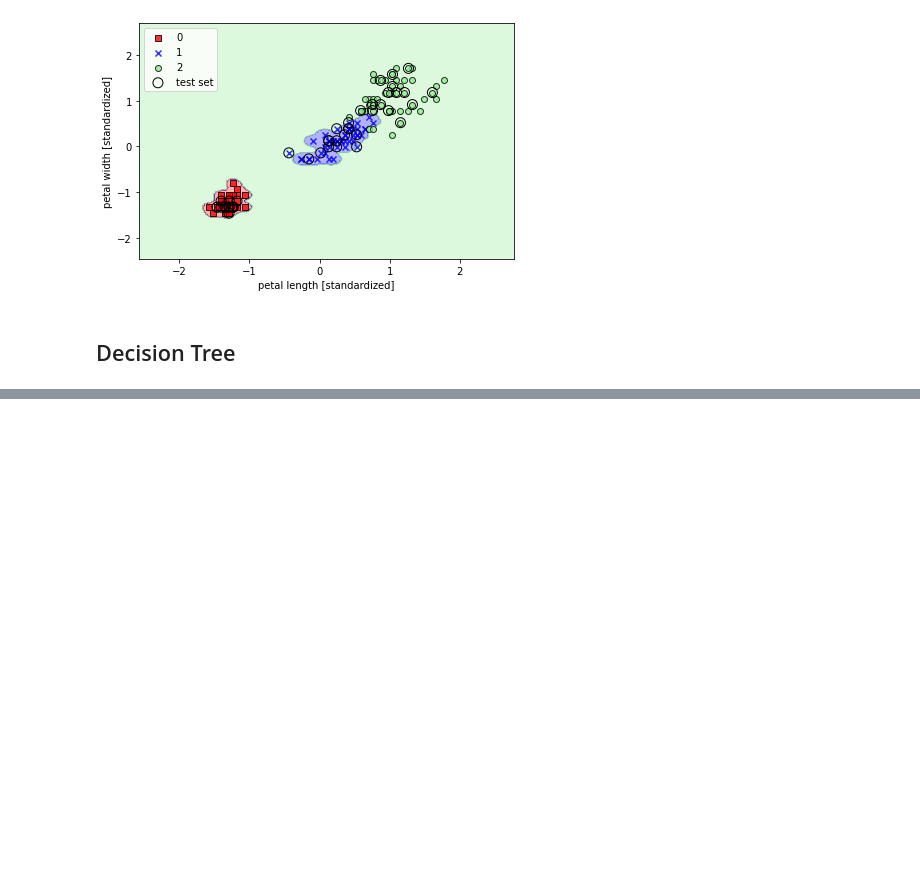
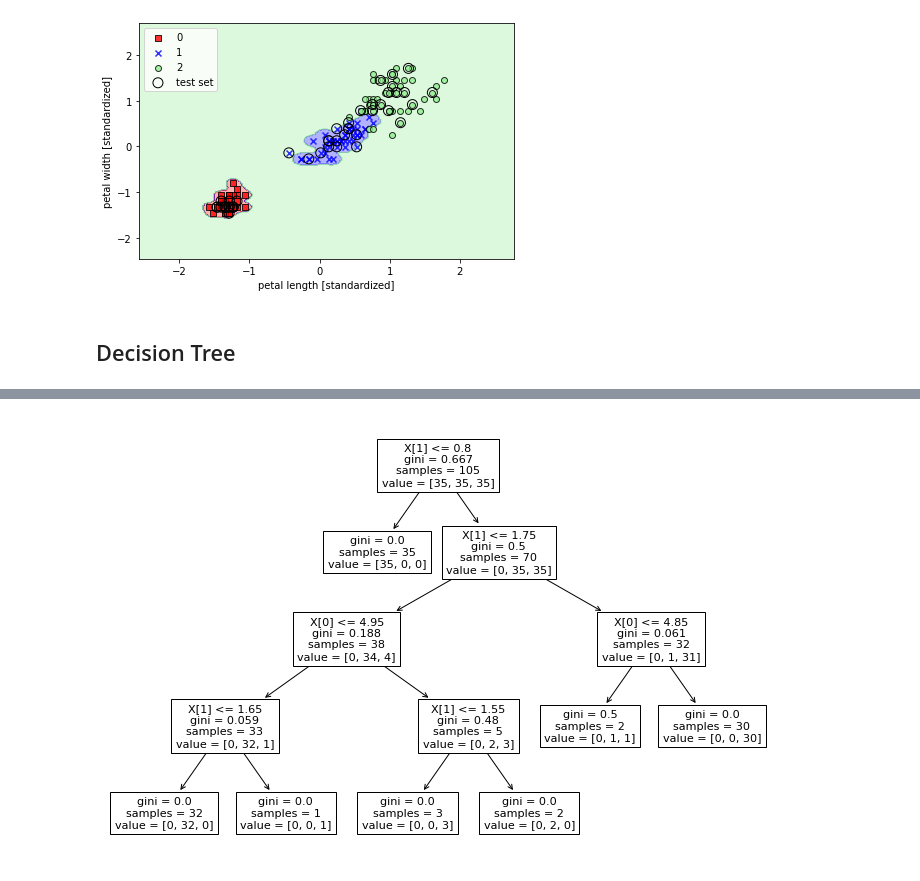
Before and after one commit to sekinem/python-machine-learning, a Jupyter notebook: chapter03/ch03.ipynb, the cells around one changed output, grey strips where cells are left out. Drawn from its saved outputs; the diff is of its cells as text; code cells hidden in the pictures; blank space fills up the shorter version.

```diff
--- a/chapter03/ch03.ipynb
+++ b/chapter03/ch03.ipynb
@@ -365,0 +382,8 @@ plt.show()
+# %%
+from sklearn import tree
+
+plt.figure(figsize=(12, 8))
+tree.plot_tree(tree_model)
+plt.show()
+# %% [output]
+[figure, added]
```
Also changed, not shown: parts of 6 cells of this notebook.
